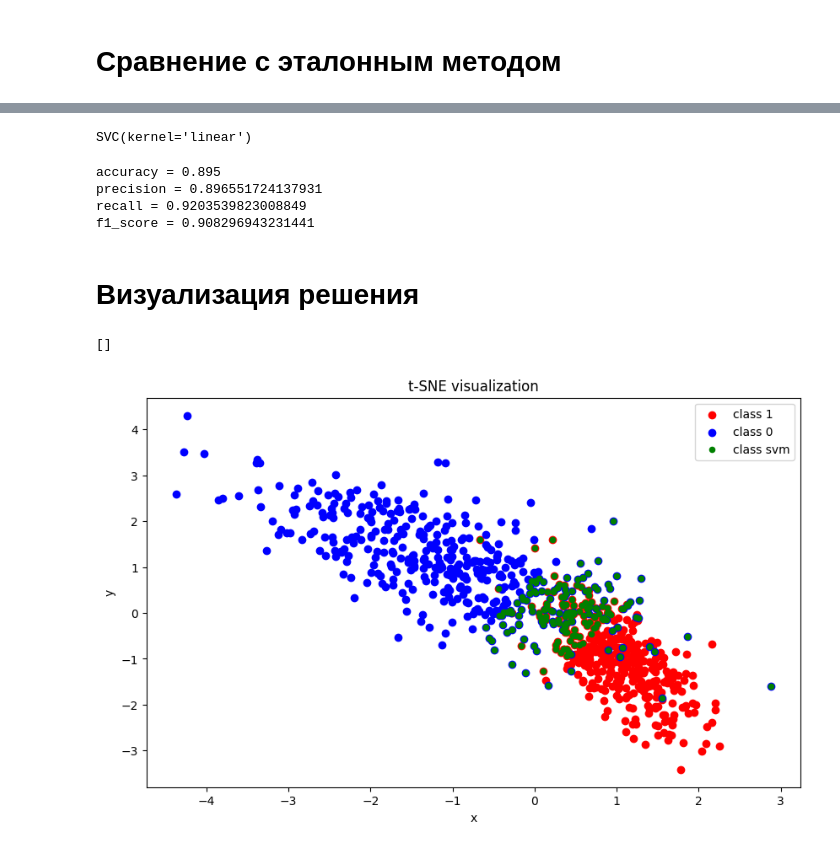
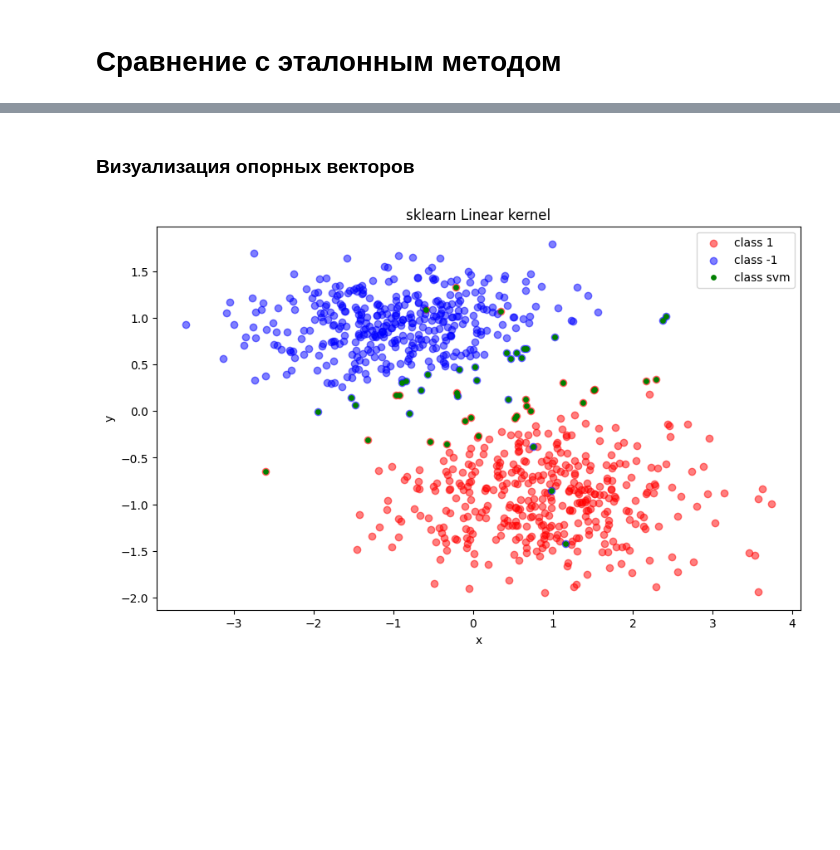
Before and after one commit to itmo-mla/fall-2025, a Jupyter notebook: students/kasiutin-ia/lab3/source/model_inference.ipynb, the cells around one changed output, grey strips where cells are left out. Saved outputs shown, nothing was run; the diff lists cells and outputs as text; code cells hidden in the pictures; blank space fills up the shorter version.

```diff
--- a/students/kasiutin-ia/lab3/source/model_inference.ipynb
+++ b/students/kasiutin-ia/lab3/source/model_inference.ipynb
@@ -11,18 +41,6 @@ from sklearn.datasets import make_classification
 # %%
-dataset = pd.read_csv("processed_dataset.csv", index_col=0)
-dataset = (
-    dataset.drop_duplicates()
-)  # чтобы не было двух одинаковых точек (тогда dist=0)
-
-X = dataset.drop(columns="RainTomorrow").to_numpy()
-y = dataset["RainTomorrow"].to_numpy()
-
-samples_idx = np.random.choice(len(X), 1000, replace=False)
-X = X[samples_idx]
-y = y[samples_idx]
-
-X, y = make_classification(n_samples=1000, n_features=2, n_redundant=0, class_sep=1, n_clusters_per_class=1)
-y = np.where(y == 0, -1, y)
+X, y = make_classification(n_samples=1000, n_features=2, n_informative=2, n_redundant=0, n_clusters_per_class=1, class_sep=0.9)
+y = y * 2 - 1  # преобразование меток из {0, 1} в {-1, 1}
 
 X_train, X_test, y_train, y_test = train_test_split(
     X, y, test_size=0.2, random_state=42
@@ -66,5 +177,0 @@ from sklearn.svm import SVC
-# %%
-sklearn_model = SVC(kernel="linear")
-sklearn_model.fit(X_train, y_train)
-# %% [output]
-SVC(kernel='linear')
@@ -74,56 +178,7 @@ metric_estimator.get_metrics(y_test, sklearn_predictions.astype(int))
-# %%
-print(metric_estimator)
-# %% [output]
-accuracy = 0.895
-precision = 0.896551724137931
-recall = 0.9203539823008849
-f1_score = 0.908296943231441
 # %% [markdown]
-# Визуализация решения
+### Визуализация опорных векторов
 # %%
-from sklearn.manifold import TSNE
-
-# X_train_reduced = TSNE(
-#     n_components=2, learning_rate="auto", init="random", perplexity=15
-# ).fit_transform(X_train)
-X_train_reduced = X_train
-
-
-plt.figure(figsize=(10, 6))
-plt.scatter(
-    X_train_reduced[y_train == 1][:, 0],
-    X_train_reduced[y_train == 1][:, 1],
-    c="red",
-    label="class 1",
-)
-plt.scatter(
-    X_train_reduced[y_train == -1][:, 0],
-    X_train_reduced[y_train == -1][:, 1],
-    c="blue",
-    label="class 0",
-)
-
-# plt.scatter(
-#     X_train_reduced[mask][:, 0],
-#     X_train_reduced[mask][:, 1],
-#     c="green",
-#     s=20,
-#     label="class svm",
-# )
-
-plt.scatter(
-    X_train_reduced[mask][:, 0],
-    X_train_reduced[mask][:, 1],
-    c="green",
-    s=20,
-    label="class svm",
-)
-
-plt.title("t-SNE visualization")
-plt.legend()
-plt.xlabel("x")
-plt.ylabel("y")
-plt.plot()
+mask = np.isin(X_train, sklearn_model.support_vectors_).sum(axis=-1).astype(bool)
+plot_data(X_train, y_train, "sklearn Linear kernel", mask)
 # %% [output]
-[]
-[figure, old version]
+[figure, new version]
```
Also changed, not shown: parts of 32 cells of this notebook, 8 other files.
